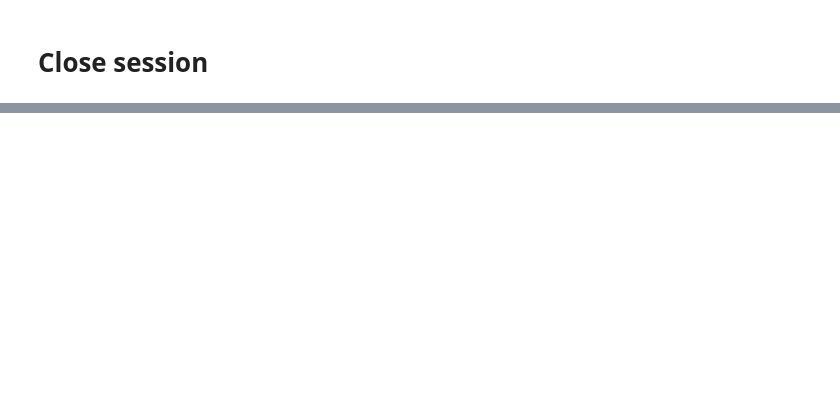
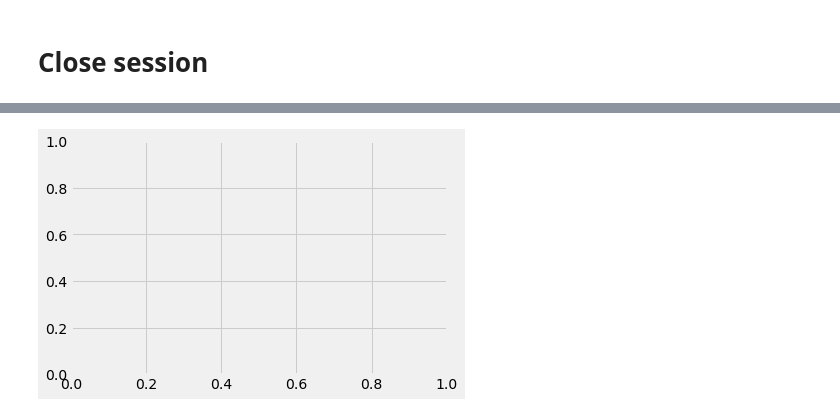
Before and after one commit to khennenf/sqlalchemy-challenge, a Jupyter notebook: Analysis/climate_starter-Copy1.ipynb, the cells around one changed output, grey strips where cells are left out. Saved outputs shown, nothing was run; the diff lists cells and outputs as text; code cells hidden in the pictures; blank space fills up the shorter version.

```diff
--- a/Analysis/climate_starter-Copy1.ipynb
+++ b/Analysis/climate_starter-Copy1.ipynb
@@ -117,3 +188,7 @@ plt.show()
+# %%
+fig, axes = plt.subplots()
+# %% [output]
+[figure, added]
 # %%
 # Close Session
 session.close()
```
Also changed, not shown: parts of 10 cells of this notebook.
